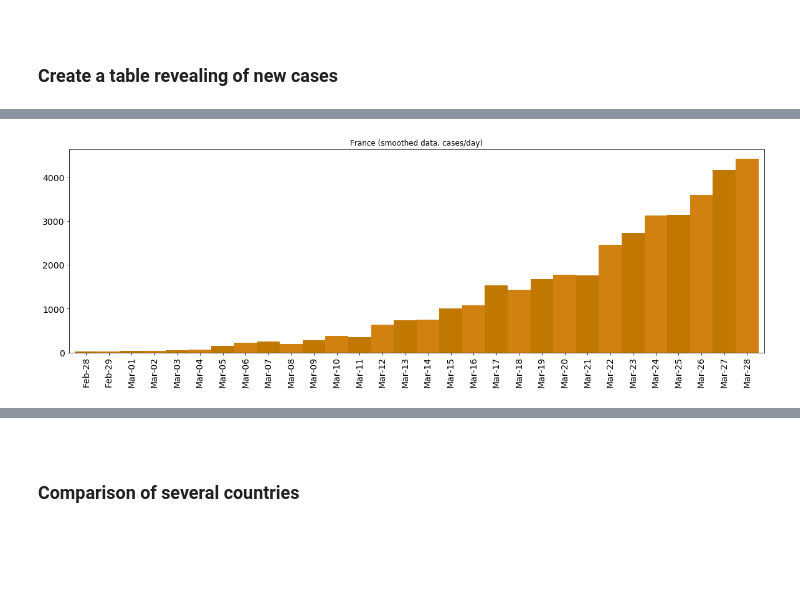
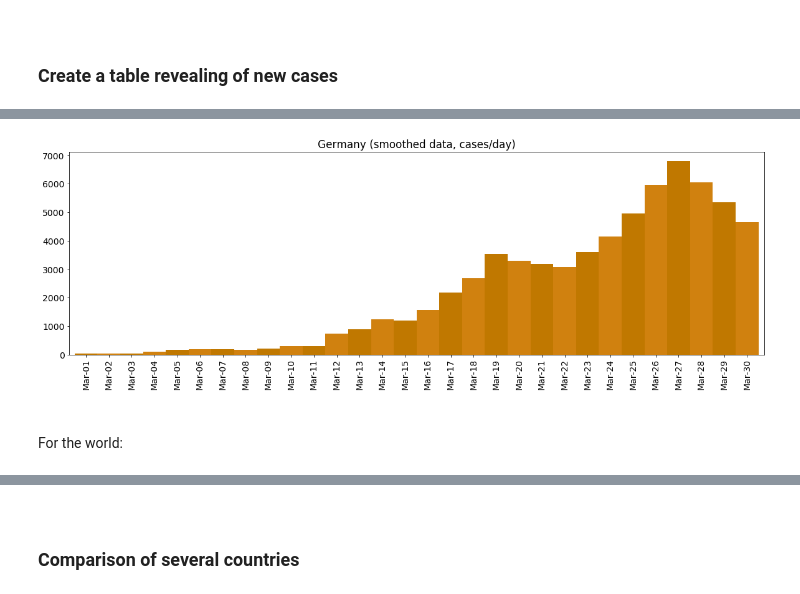
Before and after one commit to Lady3mlnm/analysis_of_different_data, a Jupyter notebook: Spread_of_COVID-19.ipynb, the cells around one changed output, grey strips where cells are left out. Cells and saved outputs as stored; diff of their text form; code cells hidden in the pictures; blank space fills up the shorter version.

```diff
--- a/Spread_of_COVID-19.ipynb
+++ b/Spread_of_COVID-19.ipynb
@@ -314,4 +324,6 @@ data_dynamics.head(3)
 # %%
+# Set country, the last day of shown results, and the number of days for showing
+COUNTRY_NAME_GLOBAL = 'Germany'
 LAST_DATE_GLOBAL = data_ac['Date'].max()  # last_date = datetime.datetime(2020, 3, 25)
 NUMBER_OF_DAYS_GLOBAL = 30
 # %%
@@ -400,12 +399,15 @@ def smooth_df(df):
 # %%
-# Create smoothed graph for a separate country
-
-country_name = 'France'
+# with smooth data
+country_name = COUNTRY_NAME_GLOBAL
 last_date = LAST_DATE_GLOBAL
 number_of_days = NUMBER_OF_DAYS_GLOBAL
 
 country_smoothed = smooth_df(extract_df(data_dynamics, country_name, last_date, number_of_days))
 
 build_graph(country_smoothed, title_text=country_name+' (smoothed data, cases/day)')
 # %% [output]
-[figure, old version]
+[figure, new version]
+# %% [markdown]
+<br>
+
+For the world:
```
Also changed, not shown: parts of 28 cells of this notebook.
